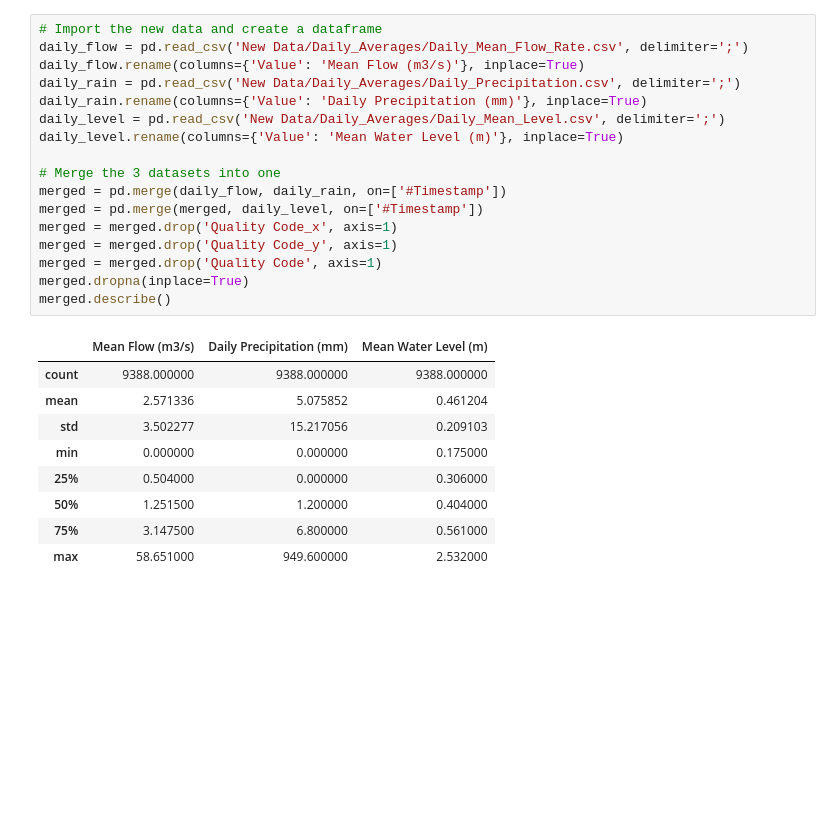
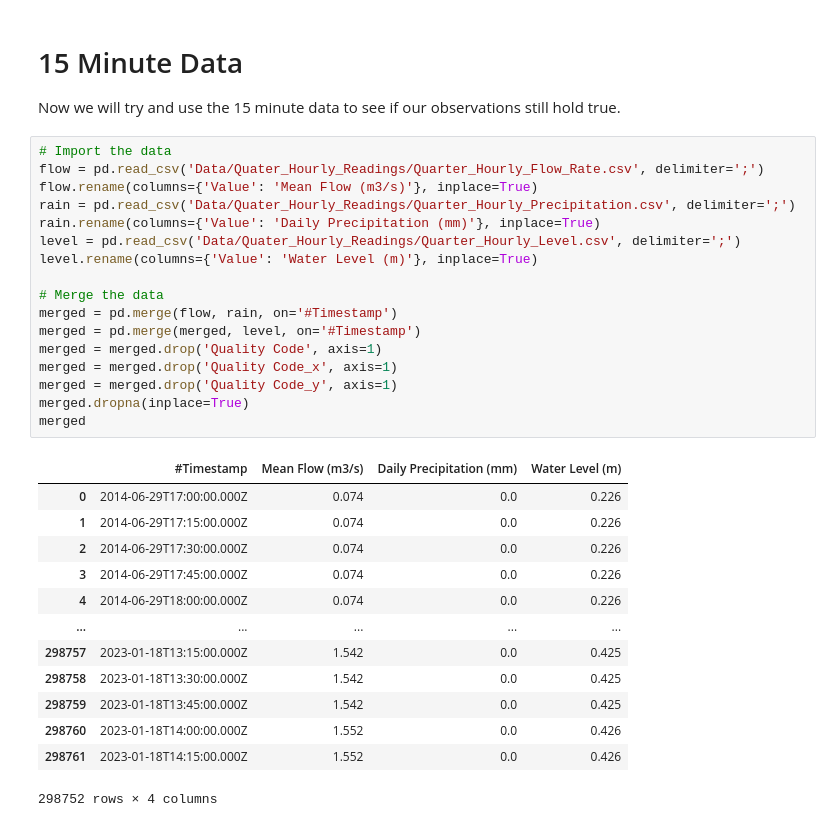
Before and after one commit to IainHigh/IEL, a Jupyter notebook: IEL_DATA_EXPLORATION.ipynb, the cells around one changed output. Drawn from its saved outputs; the diff is of its cells as text; blank space fills up the shorter version.

```diff
--- a/IEL_DATA_EXPLORATION.ipynb
+++ b/IEL_DATA_EXPLORATION.ipynb
@@ -271,27 +204,34 @@ Mention here about switching to the new data source - SEPA API!!
+# %% [markdown]
+# 15 Minute Data
+Now we will try and use the 15 minute data to see if our observations still hold true.
 # %%
-# Import the new data and create a dataframe
-daily_flow = pd.read_csv('New Data/Daily_Averages/Daily_Mean_Flow_Rate.csv', delimiter=';')
-daily_flow.rename(columns={'Value': 'Mean Flow (m3/s)'}, inplace=True)
-daily_rain = pd.read_csv('New Data/Daily_Averages/Daily_Precipitation.csv', delimiter=';')
-daily_rain.rename(columns={'Value': 'Daily Precipitation (mm)'}, inplace=True)
-daily_level = pd.read_csv('New Data/Daily_Averages/Daily_Mean_Level.csv', delimiter=';')
-daily_level.rename(columns={'Value': 'Mean Water Level (m)'}, inplace=True)
+# Import the data
+flow = pd.read_csv('Data/Quater_Hourly_Readings/Quarter_Hourly_Flow_Rate.csv', delimiter=';')
+flow.rename(columns={'Value': 'Mean Flow (m3/s)'}, inplace=True)
+rain = pd.read_csv('Data/Quater_Hourly_Readings/Quarter_Hourly_Precipitation.csv', delimiter=';')
+rain.rename(columns={'Value': 'Daily Precipitation (mm)'}, inplace=True)
+level = pd.read_csv('Data/Quater_Hourly_Readings/Quarter_Hourly_Level.csv', delimiter=';')
+level.rename(columns={'Value': 'Water Level (m)'}, inplace=True)
 
-# Merge the 3 datasets into one
-merged = pd.merge(daily_flow, daily_rain, on=['#Timestamp'])
-merged = pd.merge(merged, daily_level, on=['#Timestamp'])
+# Merge the data
+merged = pd.merge(flow, rain, on='#Timestamp')
+merged = pd.merge(merged, level, on='#Timestamp')
+merged = merged.drop('Quality Code', axis=1)
 merged = merged.drop('Quality Code_x', axis=1)
 merged = merged.drop('Quality Code_y', axis=1)
-merged = merged.drop('Quality Code', axis=1)
 merged.dropna(inplace=True)
-merged.describe()
+merged
 # %% [output]
-|  | Mean Flow (m3/s) | Daily Precipitation (mm) | Mean Water Level (m) |
-| count | 9388.000000 | 9388.000000 | 9388.000000 |
-| mean | 2.571336 | 5.075852 | 0.461204 |
-| std | 3.502277 | 15.217056 | 0.209103 |
-| min | 0.000000 | 0.000000 | 0.175000 |
-| 25% | 0.504000 | 0.000000 | 0.306000 |
-| 50% | 1.251500 | 1.200000 | 0.404000 |
-| 75% | 3.147500 | 6.800000 | 0.561000 |
-| max | 58.651000 | 949.600000 | 2.532000 |
+|  | #Timestamp | Mean Flow (m3/s) | Daily Precipitation (mm) | Water Level (m) |
+| 0 | 2014-06-29T17:00:00.000Z | 0.074 | 0.0 | 0.226 |
+| 1 | 2014-06-29T17:15:00.000Z | 0.074 | 0.0 | 0.226 |
+| 2 | 2014-06-29T17:30:00.000Z | 0.074 | 0.0 | 0.226 |
+| 3 | 2014-06-29T17:45:00.000Z | 0.074 | 0.0 | 0.226 |
+| 4 | 2014-06-29T18:00:00.000Z | 0.074 | 0.0 | 0.226 |
+| ... | ... | ... | ... | ... |
+| 298757 | 2023-01-18T13:15:00.000Z | 1.542 | 0.0 | 0.425 |
+| 298758 | 2023-01-18T13:30:00.000Z | 1.542 | 0.0 | 0.425 |
+| 298759 | 2023-01-18T13:45:00.000Z | 1.542 | 0.0 | 0.425 |
+| 298760 | 2023-01-18T14:00:00.000Z | 1.552 | 0.0 | 0.426 |
+| 298761 | 2023-01-18T14:15:00.000Z | 1.552 | 0.0 | 0.426 |
+298752 rows × 4 columns
```
Also changed, not shown: parts of 45 cells of this notebook, 12 other files.
